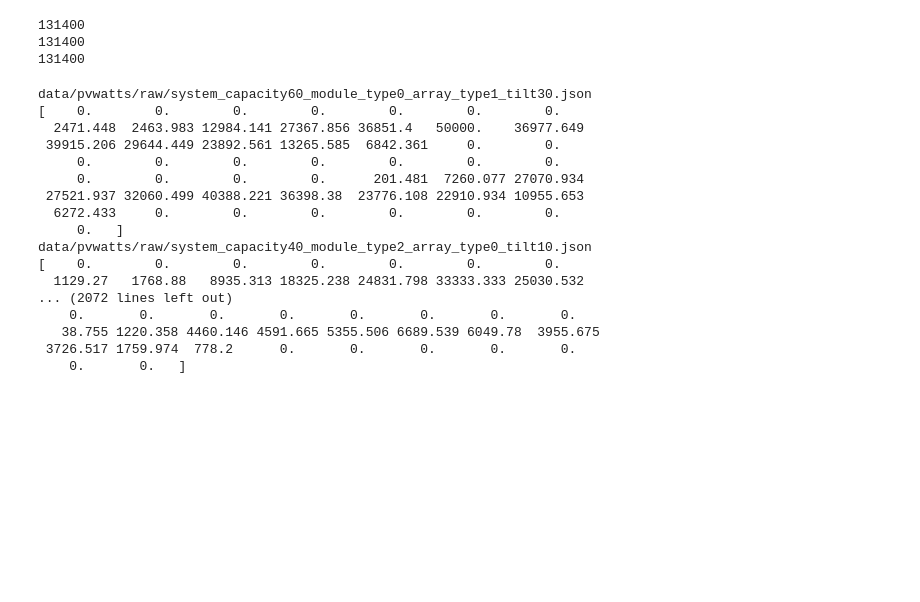
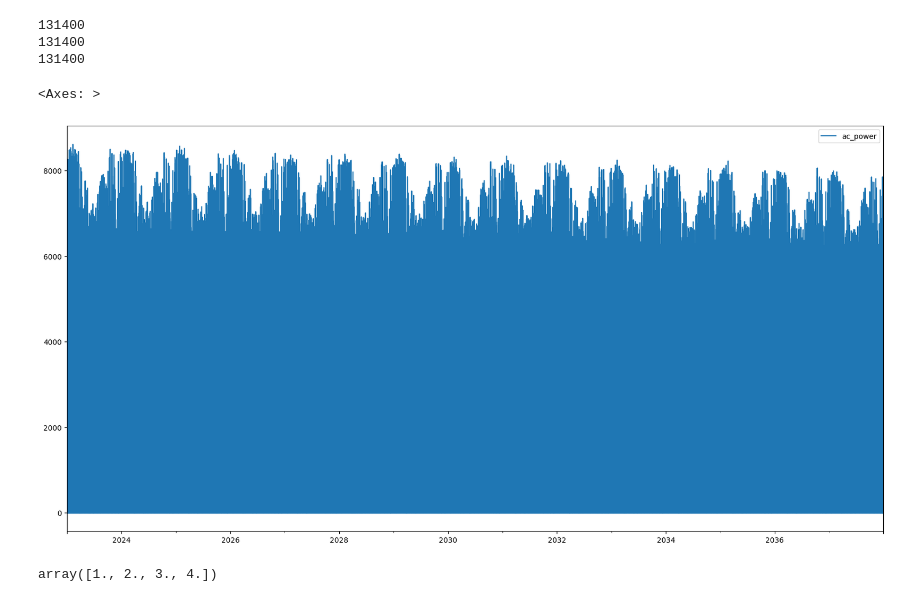
Before and after one commit to cai-yutian/pv-modelling-mirror, a Jupyter notebook: process_pvwatts_data.ipynb, the cells around one changed output. Saved outputs shown, nothing was run; the diff lists cells and outputs as text; code cells hidden in the pictures; blank space fills up the shorter version.

```diff
--- a/process_pvwatts_data.ipynb
+++ b/process_pvwatts_data.ipynb
@@ -39,28 +39,45 @@ for i in [df, noise, degradation_factor]:
 # %%
 raw_dir = Path("data/pvwatts/raw/")
 interim_dir = Path("data/pvwatts/interim/")
+
+degradation_factor = np.linspace(start=1.0, stop=(0.995**15), num=365*24*15)
+# %%
+# Testing the processing of one data series
+
+with open("data/pvwatts/raw/system_capacity10_module_type0_array_type0_tilt10.json") as f:
+        hourly_data = json.load(f)["outputs"]["ac"]*15
+        hourly_data = np.asarray(hourly_data)
+
+        noise = np.random.normal(loc=1.0, scale=0.015, size=len(hourly_data))
+
+        hourly_data = hourly_data * noise
+        hourly_data = hourly_data * degradation_factor
+
+df = pd.DataFrame(
+        index = pd.date_range(start="01/01/2023", freq="H", periods=365*24*15, inclusive="both"),
+        data={"ac_power" : hourly_data}
+        )
+
+df.plot(kind="line", figsize=(20,10))
+# %% [output]
+<Axes: >
+[figure, added]
 # %%
+ # Process all raw files and save the files in the interim folder
+
 for path in raw_dir.iterdir():
-    print(path)
     with open(path) as f:
-        hourly_data = json.load(f)["outputs"]["ac"]
+        hourly_data = json.load(f)["outputs"]["ac"]*15
         hourly_data = np.asarray(hourly_data)
-    hourly_data =
+
+    noise = np.random.normal(loc=1.0, scale=0.015, size=len(hourly_data))
+
+    hourly_data = hourly_data * noise
+    hourly_data = hourly_data * degradation_factor
+
+    file_name = "data/pvwatts/interim/" + path.stem
+    np.save(file=file_name, arr=hourly_data)
-# %% [output]
-data/pvwatts/raw/system_capacity60_module_type0_array_type1_tilt30.json
-[    0.        0.        0.        0.        0.        0.        0.
-  2471.448  2463.983 12984.141 27367.856 36851.4   50000.    36977.649
- 39915.206 29644.449 23892.561 13265.585  6842.361     0.        0.
-     0.        0.        0.        0.        0.        0.        0.
-     0.        0.        0.        0.      201.481  7260.077 27070.934
- 27521.937 32060.499 40388.221 36398.38  23776.108 22910.934 10955.653
-  6272.433     0.        0.        0.        0.        0.        0.
-     0.   ]
-data/pvwatts/raw/system_capacity40_module_type2_array_type0_tilt10.json
-[    0.        0.        0.        0.        0.        0.        0.
-  1129.27   1768.88   8935.313 18325.238 24831.798 33333.333 25030.532
-... (2072 lines left out)
-    0.       0.       0.       0.       0.       0.       0.       0.
-   38.755 1220.358 4460.146 4591.665 5355.506 6689.539 6049.78  3955.675
- 3726.517 1759.974  778.2      0.       0.       0.       0.       0.
-    0.       0.   ]
+# %%
+with open("data/pvwatts/interim/system_capacity10_module_type0_array_type0_tilt10.json") as f:
+# %% [output]
+array([1., 2., 3., 4.])
```
Also changed, not shown: parts of 2 cells of this notebook.
